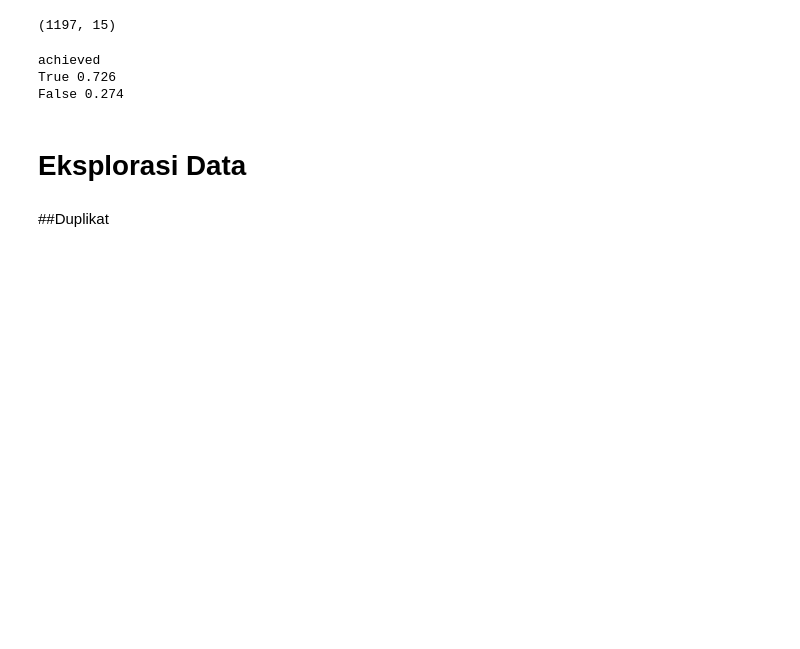
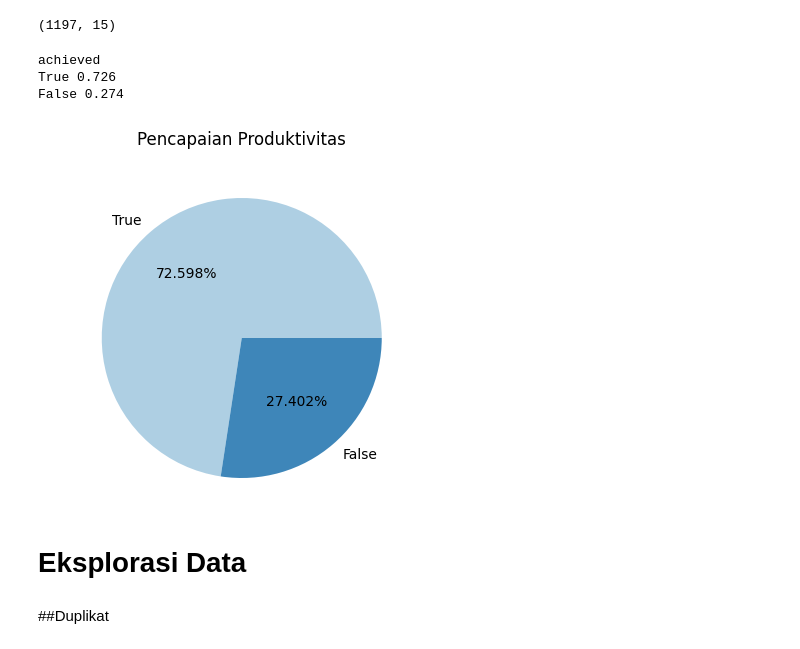
Before and after one commit to hasnafauziyah26/Cakap_Capstone_Project_Data_Scientist, a Jupyter notebook: Capstone_Project.ipynb, the cells around one changed output. Saved outputs shown, nothing was run; the diff lists cells and outputs as text; code cells hidden in the pictures; blank space fills up the shorter version.

```diff
--- a/Capstone_Project.ipynb
+++ b/Capstone_Project.ipynb
@@ -102,6 +99,14 @@ print(f"False {(value[False]/len(target)):.3f}")
 achieved
 True 0.726
 False 0.274
+# %%
+plt.figure(figsize = (5,4))
+plt.pie(value, labels = value.index, autopct = '%1.3f%%', colors = sns.color_palette('Blues', 2, desat=0.9))
+plt.title('Pencapaian Produktivitas', y = 1.1)
+plt.axis('equal')
+plt.show()
+# %% [output]
+[figure, added]
 # %% [markdown]
 # Eksplorasi Data
 # %% [markdown]
```
Also changed, not shown: parts of 2 cells of this notebook.
